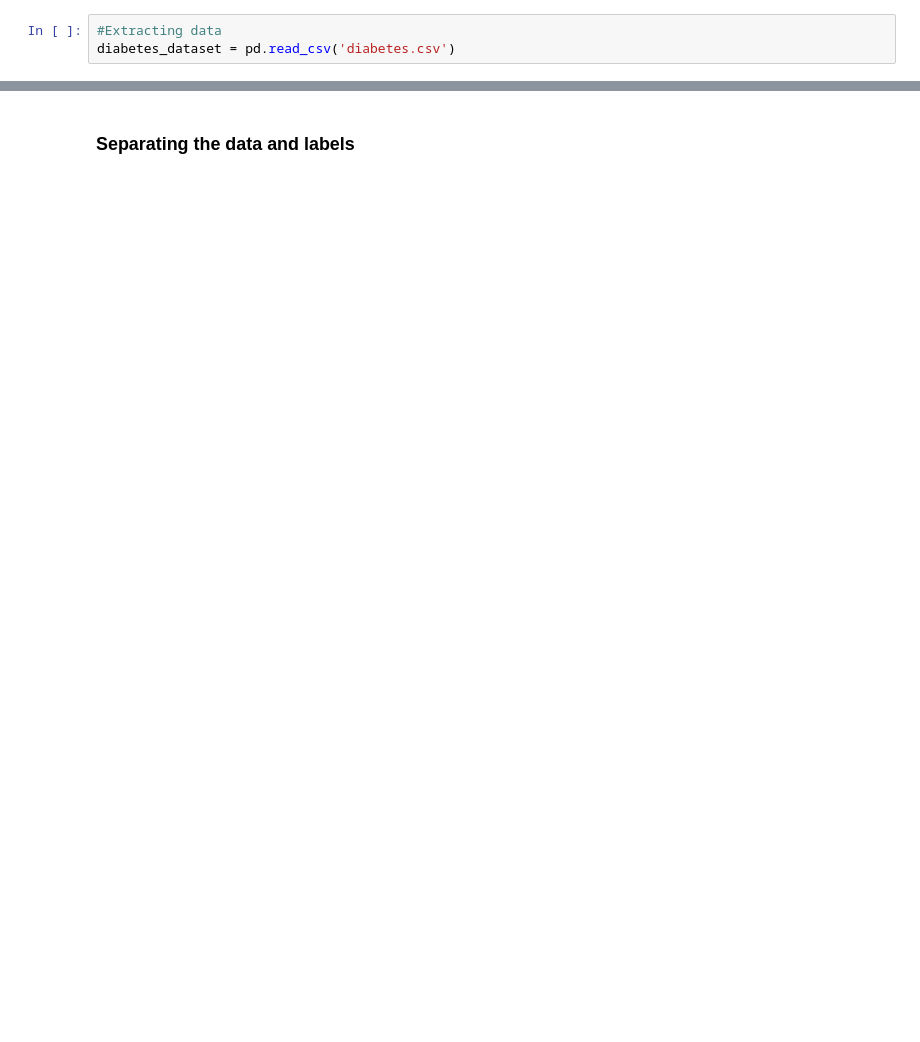
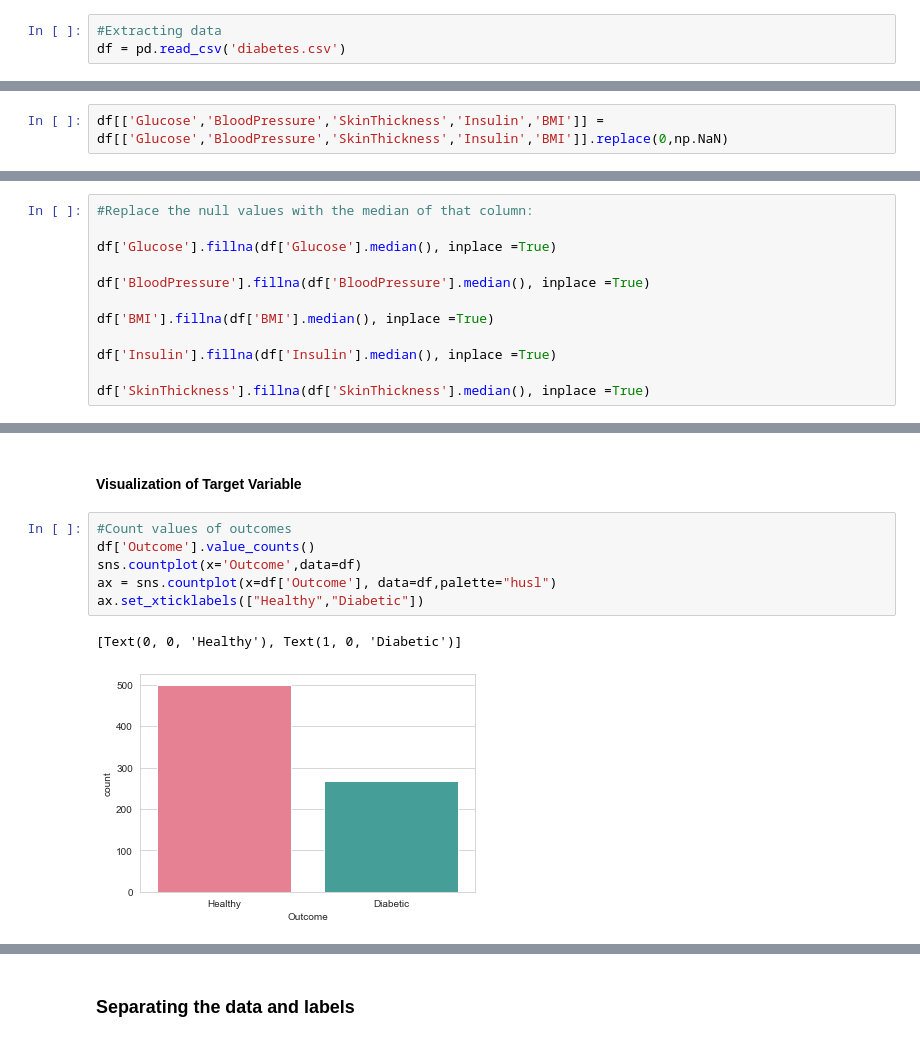
Before and after one commit to NNJ16/ML_Assignment2_IT19115894_IT19184272_IT19156798, a Jupyter notebook: diabetes-prediction.ipynb, the cells around one changed output, grey strips where cells are left out. Drawn from its saved outputs; the diff is of its cells as text; blank space fills up the shorter version.

Commit message:
Complete data analysis model training and evaluation.

```diff
--- a/diabetes-prediction.ipynb
+++ b/diabetes-prediction.ipynb
@@ -26,4 +17,4 @@ from sklearn.metrics import accuracy_score
 # %%
 #Extracting data
-diabetes_dataset = pd.read_csv('diabetes.csv')
+df = pd.read_csv('diabetes.csv')
 # %%
@@ -79,0 +64,2 @@ sns.heatmap(corr_mat, annot=True)
+# %%
+df[['Glucose','BloodPressure','SkinThickness','Insulin','BMI']] = df[['Glucose','BloodPressure','SkinThickness','Insulin','BMI']].replace(0,np.NaN)
@@ -79,0 +79,12 @@ sns.heatmap(corr_mat, annot=True)
+# %%
+#Replace the null values with the median of that column:
+
+df['Glucose'].fillna(df['Glucose'].median(), inplace =True)
+
+df['BloodPressure'].fillna(df['BloodPressure'].median(), inplace =True)
+
+df['BMI'].fillna(df['BMI'].median(), inplace =True)
+
+df['Insulin'].fillna(df['Insulin'].median(), inplace =True)
+
+df['SkinThickness'].fillna(df['SkinThickness'].median(), inplace =True)
@@ -79,0 +98,11 @@ sns.heatmap(corr_mat, annot=True)
+# %% [markdown]
+#### Visualization of Target Variable
+# %%
+#Count values of outcomes
+df['Outcome'].value_counts()
+sns.countplot(x='Outcome',data=df)
+ax = sns.countplot(x=df['Outcome'], data=df,palette="husl")
+ax.set_xticklabels(["Healthy","Diabetic"])
+# %% [output]
+[Text(0, 0, 'Healthy'), Text(1, 0, 'Diabetic')]
+[figure, added]
```
Also changed, not shown: parts of 67 cells of this notebook, 1 other file.
